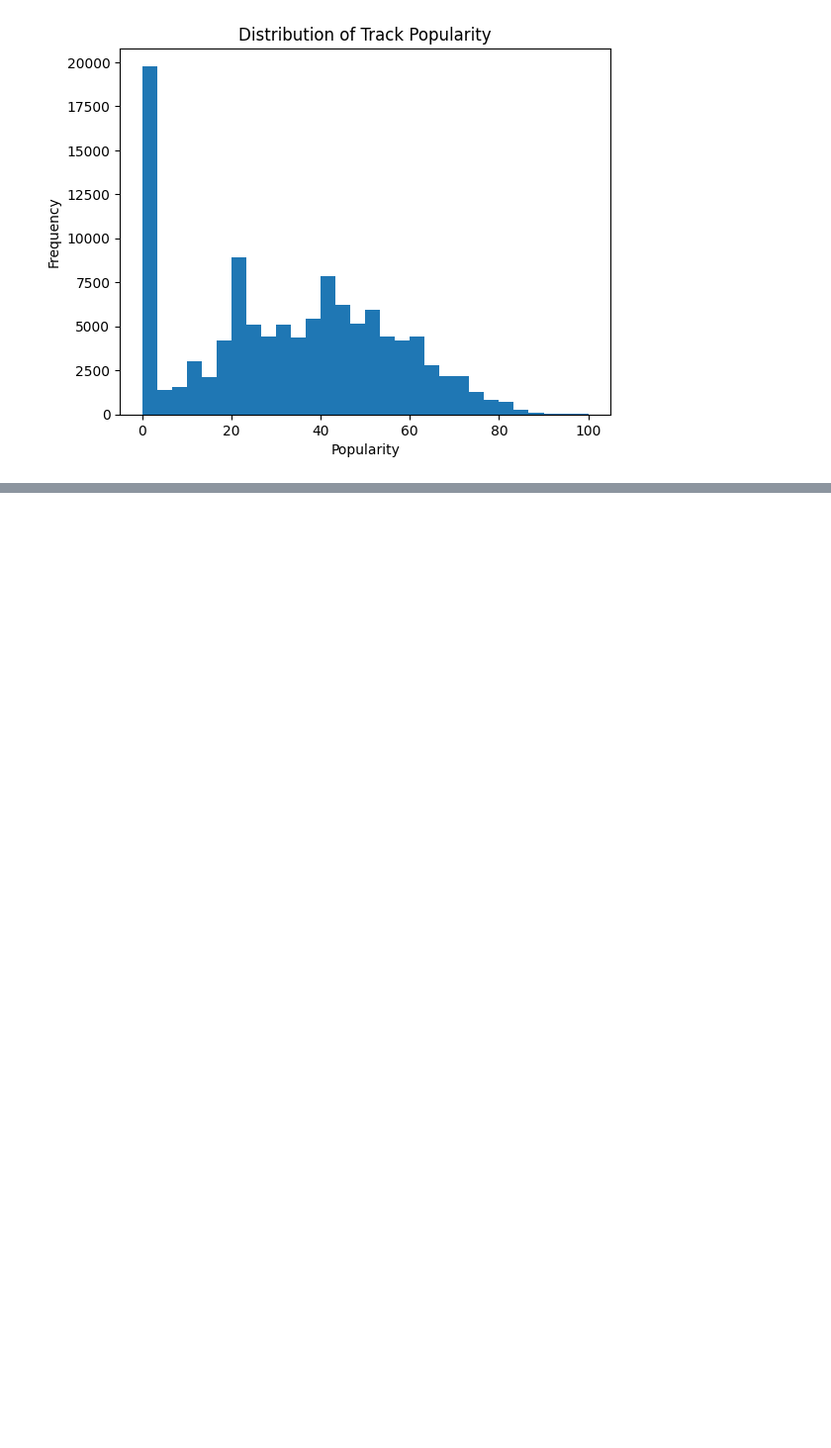
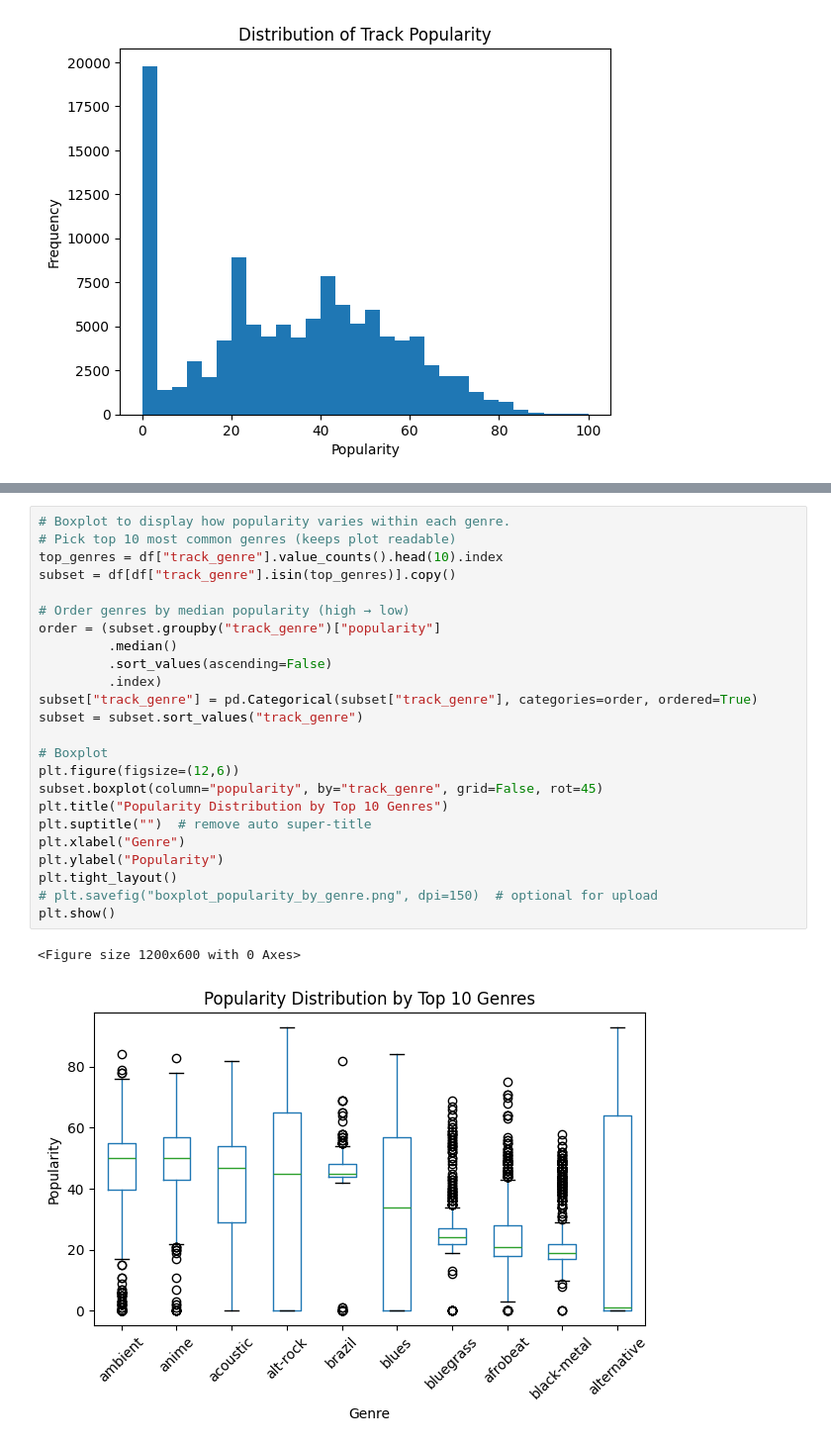
Before and after one commit to ssowers2/applied-ml-sowers, a Jupyter notebook: notebooks/d2assignment/spotifyd2.ipynb, the cells around one changed output, grey strips where cells are left out. Shown at 99% size. Saved outputs shown, nothing was run; the diff lists cells and outputs as text; blank space fills up the shorter version.

```diff
--- a/notebooks/d2assignment/spotifyd2.ipynb
+++ b/notebooks/d2assignment/spotifyd2.ipynb
@@ -101 +185,28 @@ Text(0.5, 1.0, 'Distribution of Track Popularity')
+# %%
+# Boxplot to display how popularity varies within each genre.
+# Pick top 10 most common genres (keeps plot readable)
+top_genres = df["track_genre"].value_counts().head(10).index
+subset = df[df["track_genre"].isin(top_genres)].copy()
+
+# Order genres by median popularity (high → low)
+order = (subset.groupby("track_genre")["popularity"]
+         .median()
+         .sort_values(ascending=False)
+         .index)
+subset["track_genre"] = pd.Categorical(subset["track_genre"], categories=order, ordered=True)
+subset = subset.sort_values("track_genre")
+
+# Boxplot
+plt.figure(figsize=(12,6))
+subset.boxplot(column="popularity", by="track_genre", grid=False, rot=45)
+plt.title("Popularity Distribution by Top 10 Genres")
+plt.suptitle("")  # remove auto super-title
+plt.xlabel("Genre")
+plt.ylabel("Popularity")
+plt.tight_layout()
+# plt.savefig("boxplot_popularity_by_genre.png", dpi=150)  # optional for upload
+plt.show()
+# %% [output]
+<Figure size 1200x600 with 0 Axes>
+[figure, added]
 # %% [markdown]
```
Also changed, not shown: parts of 4 cells of this notebook.
